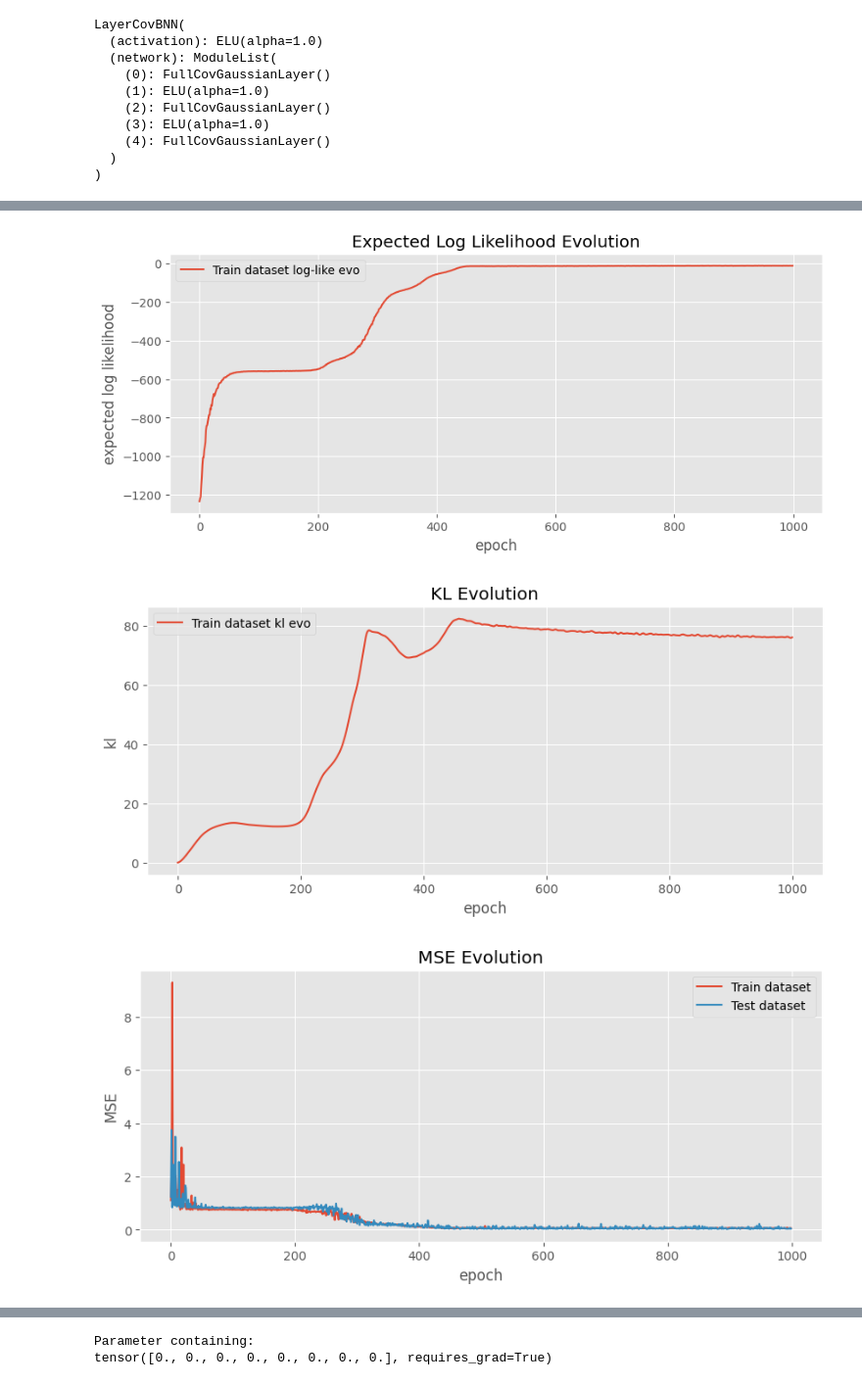
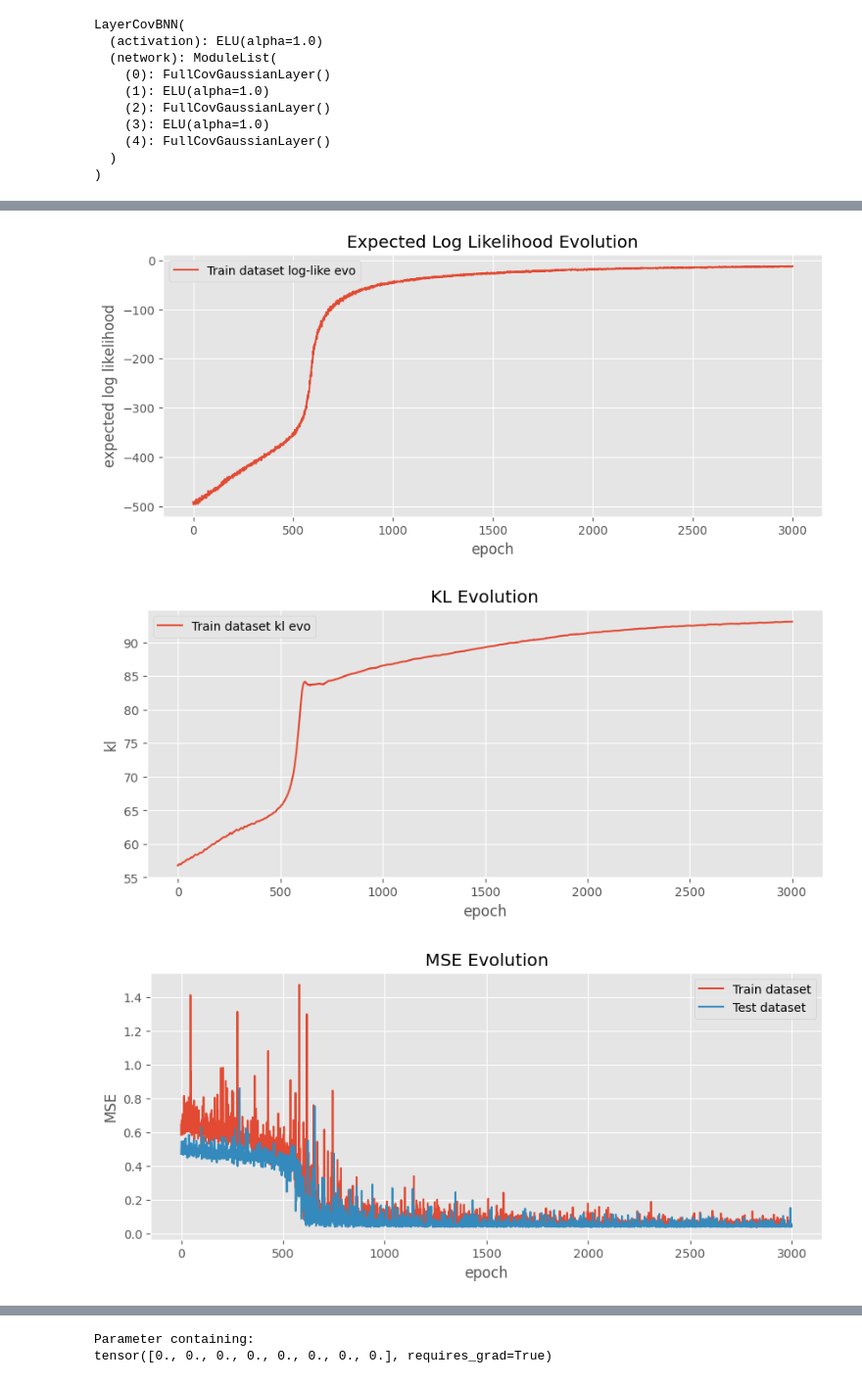
Before and after one commit to Marco-Gal/Bayesian-Neural-Network-Project, a Jupyter notebook: Original MFVI Examples/BBB Full Cov.ipynb, the cells around one changed output, grey strips where cells are left out. Shown: that part at 98% size. Drawn from its saved outputs; the diff is of its cells as text; code cells hidden in the pictures.

```diff
--- a/Original MFVI Examples/BBB Full Cov.ipynb
+++ b/Original MFVI Examples/BBB Full Cov.ipynb
@@ -90,6 +90,14 @@ class FullCovGaussianLayer(nn.Module):
         self.chol_q = nn.Parameter(self.chol_p.clone(),requires_grad=True)
 
 
+    def get_chol_q(self):
+        # Extract the lower triangular part of the parameter
+        L_raw = torch.tril(self.chol_q, -1)        # Replace the diagonal with its softplus to ensure positivity
+        L = torch.tanh(L_raw)  # Keeps values small, allows both signs
+
+        diag = torch.log1p(torch.exp(torch.diag(self.chol_q)))  # Softplus on original diagonal
+        return L + torch.diag(diag)
+
     # the priors do not change so could be stored as attributes, but
     # it feels cleaner to access them in the same way as the posteriors
     def p(self):
@@ -98,7 +106,9 @@ class FullCovGaussianLayer(nn.Module):
 
     def q(self):
         """Variational weight posterior"""
-        return torch.distributions.MultivariateNormal(self.mu_q, scale_tril=self.chol_q)
+        valid_chol = self.get_chol_q()
+
+        return torch.distributions.MultivariateNormal(self.mu_q, scale_tril=valid_chol)
 
 
     # KL divergence KL[q||p] between two Gaussians
@@ -269,7 +279,7 @@ tr_mse_loss_evo = []
 te_mse_loss_evo = []
 aux_loss = nn.MSELoss()
 
-for epoch in tqdm(range(1000)):  # epochs
+for epoch in tqdm(range(3000)):  # epochs
     opt.zero_grad()
 
     l, ll, kl = bnn_model.loss(x_tr, y_tr,num_samples = 1000)
@@ -283,9 +293,9 @@ for epoch in tqdm(range(1000)):  # epochs
 
     l.backward()
     opt.step()
-    for layer in bnn_model.network:
-        if isinstance(layer, FullCovGaussianLayer):
-            layer.chol_q.data = torch.tril(layer.chol_q.data)
+    # for layer in bnn_model.network:
+    #     if isinstance(layer, FullCovGaussianLayer):
+    #         layer.chol_q.data = torch.tril(layer.chol_q.data)
 
 plt.rcParams["figure.figsize"] = (10, 4)
 
@@ -323,6 +333,6 @@ plt.show()
-[figure, old version]
+[figure, new version]
-[figure, old version]
+[figure, new version]
-[figure, old version]
+[figure, new version]
 # %%
 xs = np.linspace(-1, 1, 500)
 num_samps = 100
```
Also changed, not shown: parts of 5 cells of this notebook, 1 other file.
